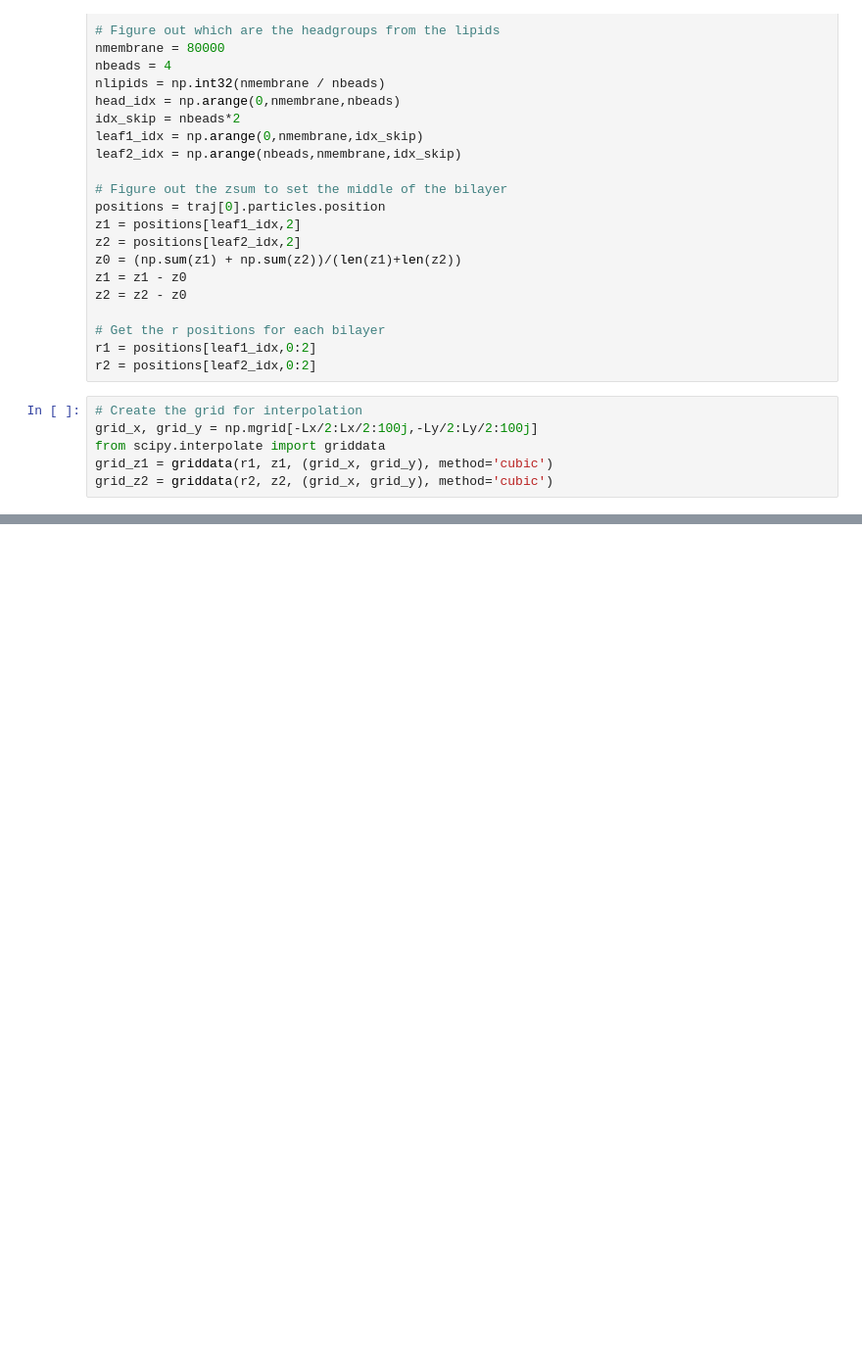
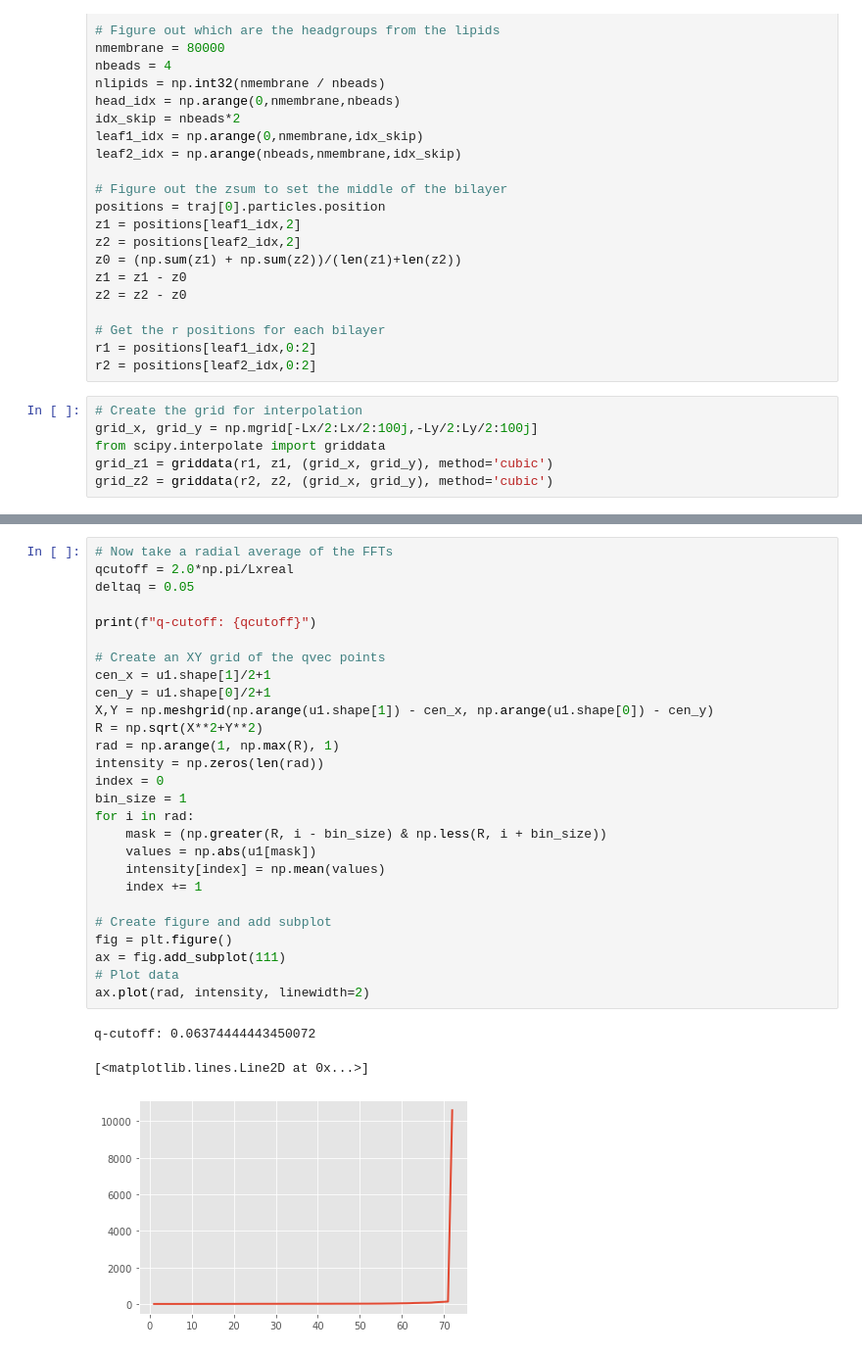
Before and after one commit to cedelmaier/dragonfruit, a Jupyter notebook: analysis/spectrum_analysis.ipynb, the cells around one changed output, grey strips where cells are left out. Shown at 98% size. Saved outputs shown, nothing was run; the diff lists cells and outputs as text; blank space fills up the shorter version.

```diff
--- a/analysis/spectrum_analysis.ipynb
+++ b/analysis/spectrum_analysis.ipynb
@@ -169,0 +139,31 @@ u1
+# %%
+# Now take a radial average of the FFTs
+qcutoff = 2.0*np.pi/Lxreal
+deltaq = 0.05
+
+print(f"q-cutoff: {qcutoff}")
+
+# Create an XY grid of the qvec points
+cen_x = u1.shape[1]/2+1
+cen_y = u1.shape[0]/2+1
+X,Y = np.meshgrid(np.arange(u1.shape[1]) - cen_x, np.arange(u1.shape[0]) - cen_y)
+R = np.sqrt(X**2+Y**2)
+rad = np.arange(1, np.max(R), 1)
+intensity = np.zeros(len(rad))
+index = 0
+bin_size = 1
+for i in rad:
+    mask = (np.greater(R, i - bin_size) & np.less(R, i + bin_size))
+    values = np.abs(u1[mask])
+    intensity[index] = np.mean(values)
+    index += 1
+
+# Create figure and add subplot
+fig = plt.figure()
+ax = fig.add_subplot(111)
+# Plot data
+ax.plot(rad, intensity, linewidth=2)
+# %% [output]
+q-cutoff: 0.06374444443450072
+[<matplotlib.lines.Line2D at 0x...>]
+[figure, added]
```
Also changed, not shown: parts of 10 cells of this notebook, 2 other files.
